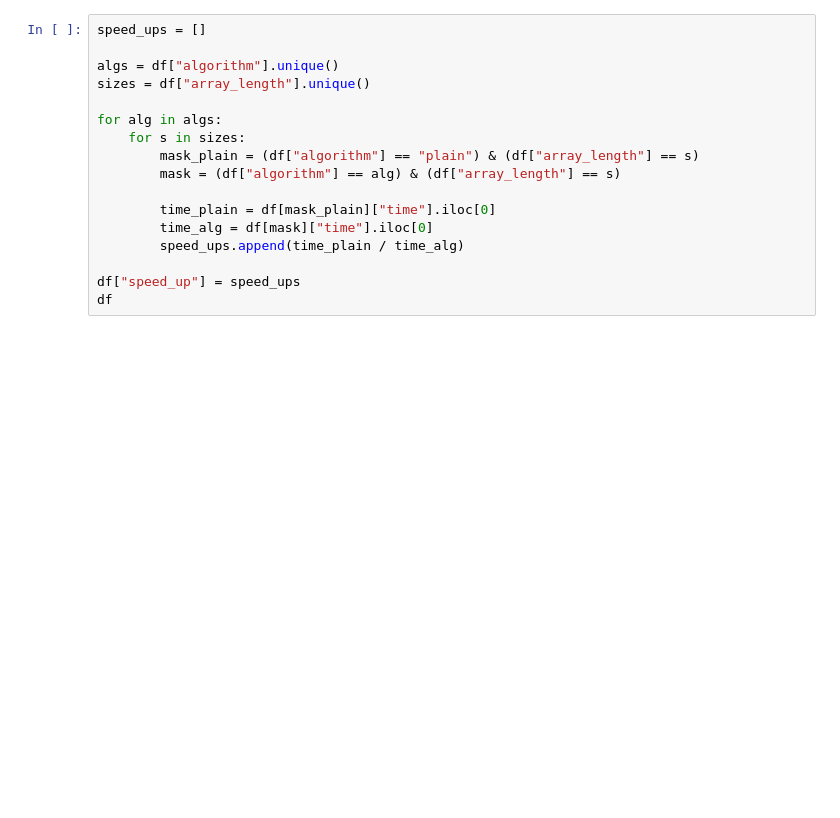
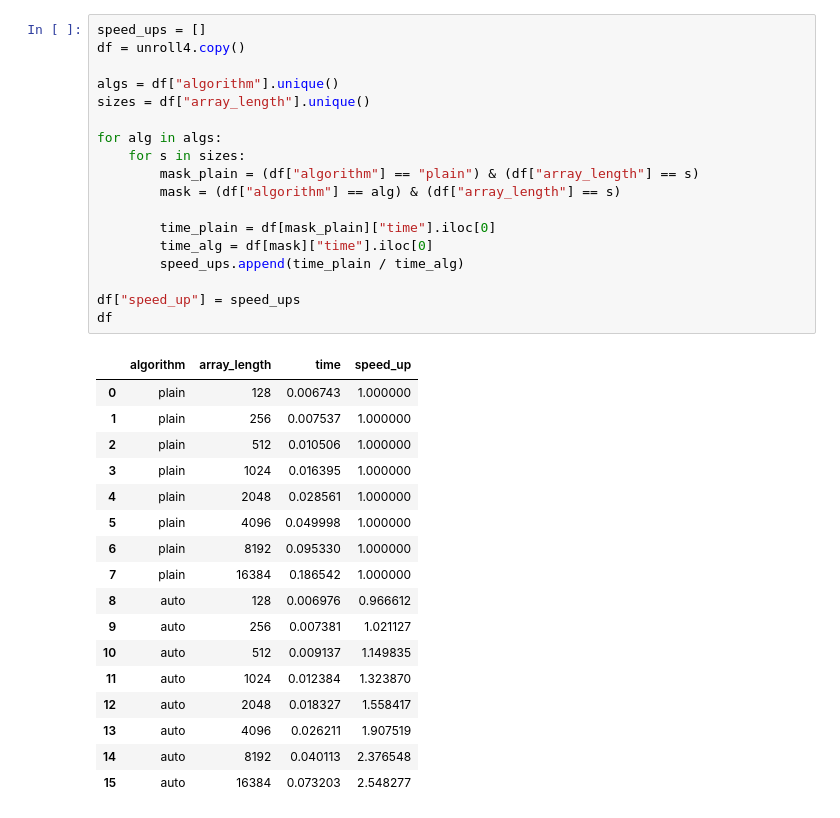
Before and after one commit to FedericoBustaffa/master, a Jupyter notebook: spm/assignment1/notebook.ipynb, the cells around one changed output. Cells and saved outputs as stored; diff of their text form; blank space fills up the shorter version.

```diff
--- a/spm/assignment1/notebook.ipynb
+++ b/spm/assignment1/notebook.ipynb
@@ -57,20 +57,39 @@ plt.show()
 # %%
 speed_ups = []
+df = unroll4.copy()
 
 algs = df["algorithm"].unique()
 sizes = df["array_length"].unique()
 
 for alg in algs:
     for s in sizes:
         mask_plain = (df["algorithm"] == "plain") & (df["array_length"] == s)
         mask = (df["algorithm"] == alg) & (df["array_length"] == s)
 
         time_plain = df[mask_plain]["time"].iloc[0]
         time_alg = df[mask]["time"].iloc[0]
         speed_ups.append(time_plain / time_alg)
 
 df["speed_up"] = speed_ups
 df
+# %% [output]
+|  | algorithm | array_length | time | speed_up |
+| 0 | plain | 128 | 0.006743 | 1.000000 |
+| 1 | plain | 256 | 0.007537 | 1.000000 |
+| 2 | plain | 512 | 0.010506 | 1.000000 |
+| 3 | plain | 1024 | 0.016395 | 1.000000 |
+| 4 | plain | 2048 | 0.028561 | 1.000000 |
+| 5 | plain | 4096 | 0.049998 | 1.000000 |
+| 6 | plain | 8192 | 0.095330 | 1.000000 |
+| 7 | plain | 16384 | 0.186542 | 1.000000 |
+| 8 | auto | 128 | 0.006976 | 0.966612 |
+| 9 | auto | 256 | 0.007381 | 1.021127 |
+| 10 | auto | 512 | 0.009137 | 1.149835 |
+| 11 | auto | 1024 | 0.012384 | 1.323870 |
+| 12 | auto | 2048 | 0.018327 | 1.558417 |
+| 13 | auto | 4096 | 0.026211 | 1.907519 |
+| 14 | auto | 8192 | 0.040113 | 2.376548 |
+| 15 | auto | 16384 | 0.073203 | 2.548277 |
 # %%
 plt.figure(figsize=(10, 6), dpi=300)
 plt.title("Speed Up trend over input dimension")
```
Also changed, not shown: parts of 3 cells of this notebook, 10 other files.
